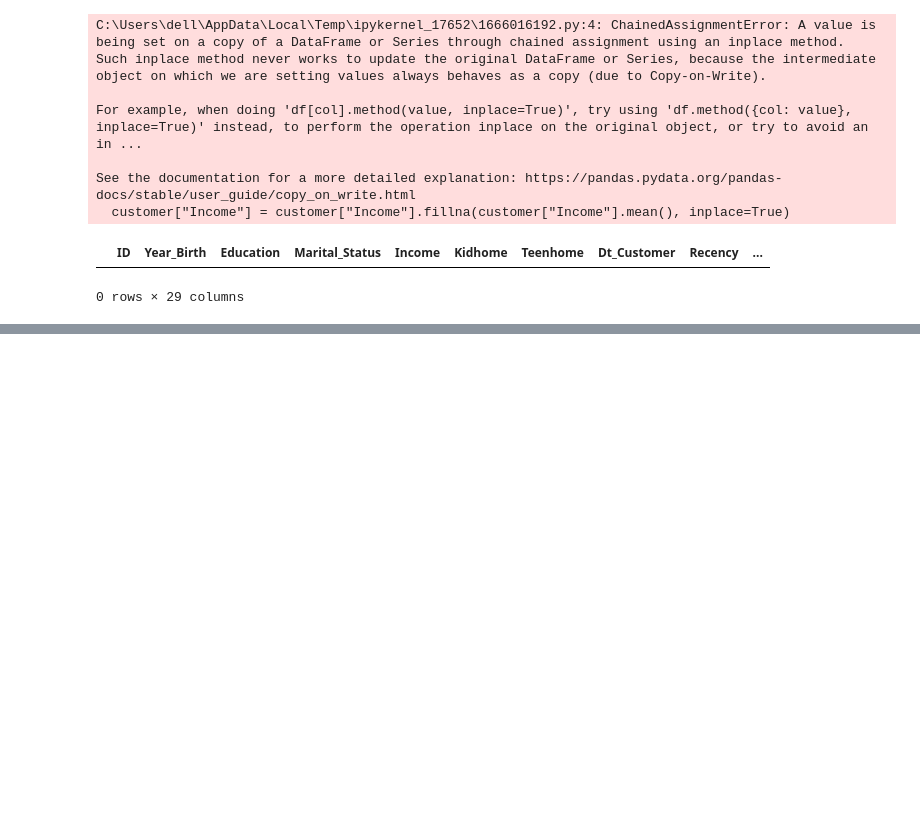
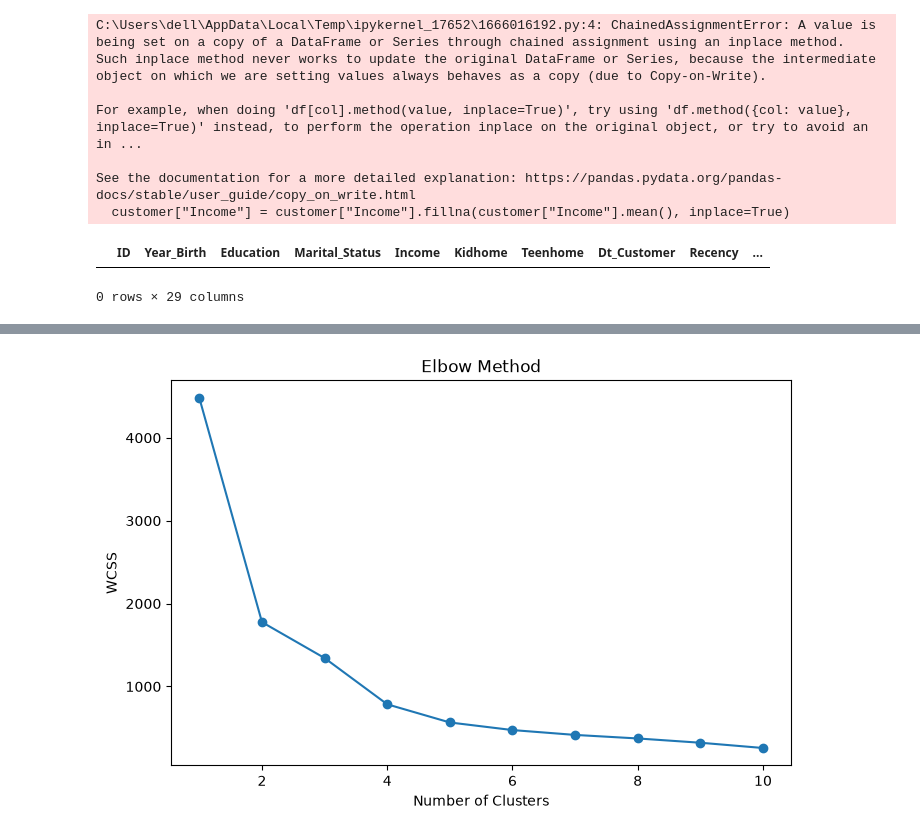
Before and after one commit to mustafagohar-sp/AI-ML-Internship, a Jupyter notebook: Week 2/kmeans.ipynb, the cells around one changed output, grey strips where cells are left out. Cells and saved outputs as stored; diff of their text form; code cells hidden in the pictures; blank space fills up the shorter version.

Commit message:
using k means to plot the graph to configure value of k

```diff
--- a/Week 2/kmeans.ipynb
+++ b/Week 2/kmeans.ipynb
@@ -132,0 +148,36 @@ customer[customer['Income'].isnull()]
+# %%
+# creating a new column/feature which is Total_Spend.
+# Total_Spend will be the sum of all amounts spent on all commodities.
+
+customer['Total_Spend'] = (customer["MntFishProducts"] + customer["MntFruits"] + customer["MntWines"] + customer["MntMeatProducts"]  + customer["MntSweetProducts"] + customer["MntGoldProds"] )
+
+customer['Total_Spend'].head()
+
+X = customer[["Income", "Total_Spend"]]
+# %%
+from sklearn.preprocessing import StandardScaler
+
+scaler = StandardScaler()
+X_scaled = scaler.fit_transform(X)
+# %%
+#configuring of points
+
+from sklearn.cluster import KMeans
+
+wcss = []
+
+for i in range(1, 11):
+    kmeans = KMeans(n_clusters=i, random_state=42)
+    kmeans.fit(X_scaled)
+    wcss.append(kmeans.inertia_)
+# %%
+import matplotlib.pyplot as plt
+
+plt.figure(figsize=(8, 5))
+plt.plot(range(1, 11), wcss, marker="o")
+plt.xlabel("Number of Clusters")
+plt.ylabel("WCSS")
+plt.title("Elbow Method")
+plt.show()
+# %% [output]
+[figure, added]
```
Also changed, not shown: parts of 2 cells of this notebook.
